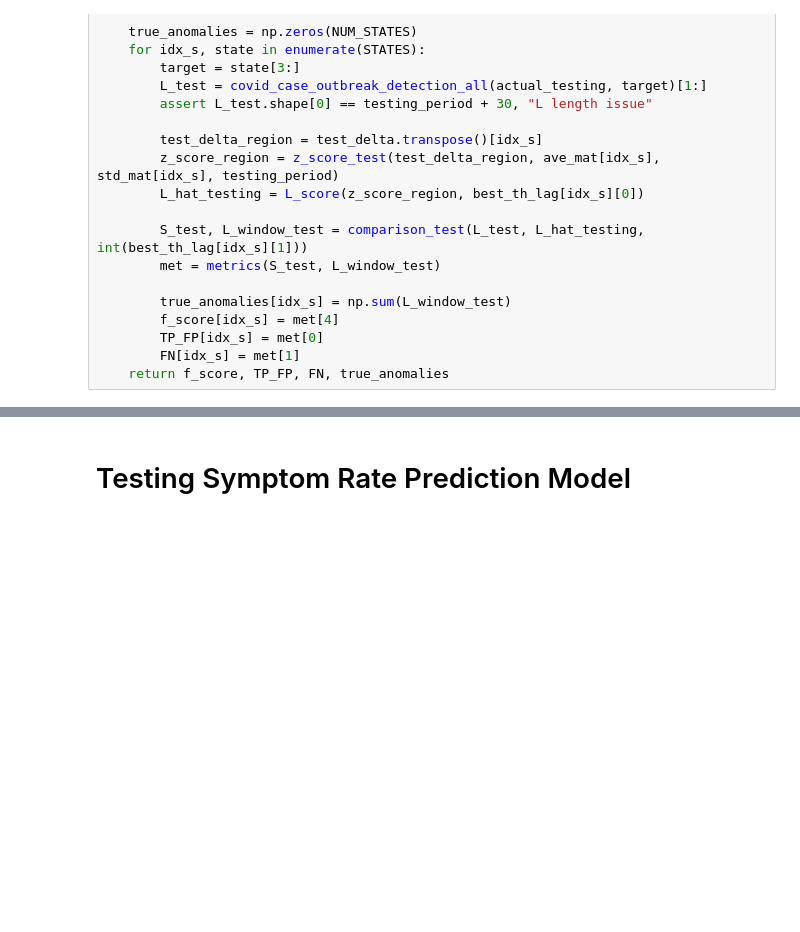
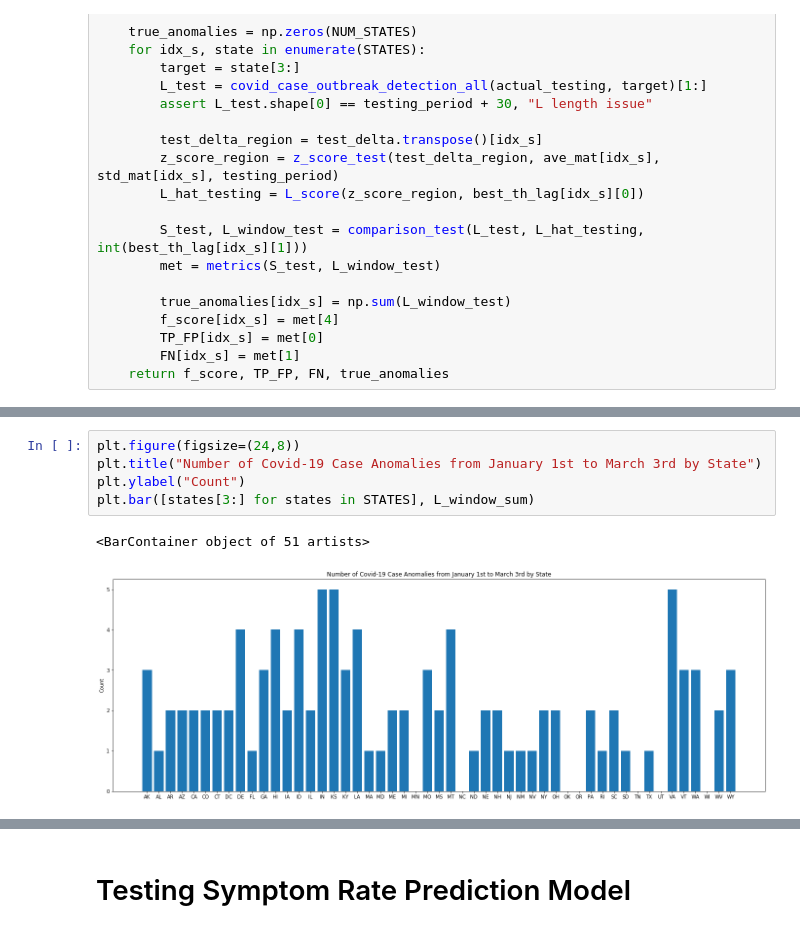
Before and after one commit to nadhirahrafidz/fyp, a Jupyter notebook: main.ipynb, the cells around one changed output, grey strips where cells are left out. Cells and saved outputs as stored; diff of their text form; blank space fills up the shorter version.

```diff
--- a/main.ipynb
+++ b/main.ipynb
@@ -717,0 +723,8 @@ nan
+# %%
+plt.figure(figsize=(24,8))
+plt.title("Number of Covid-19 Case Anomalies from January 1st to March 3rd by State")
+plt.ylabel("Count")
+plt.bar([states[3:] for states in STATES], L_window_sum)
+# %% [output]
+<BarContainer object of 51 artists>
+[figure, added]
```
Also changed, not shown: parts of 35 cells of this notebook, 7 other files.
